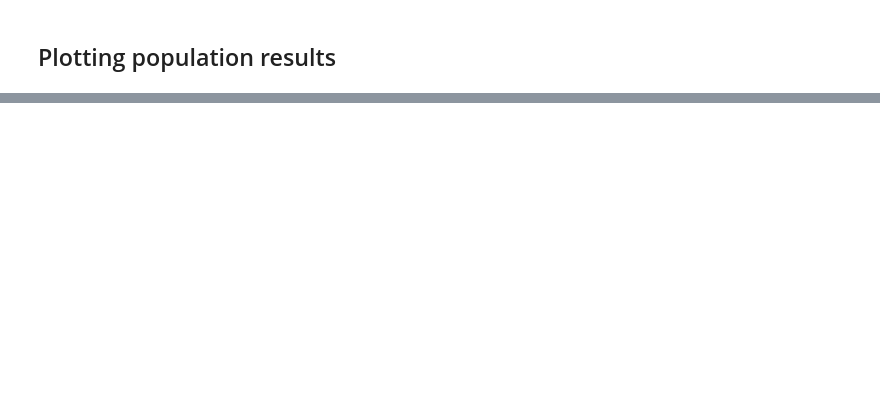
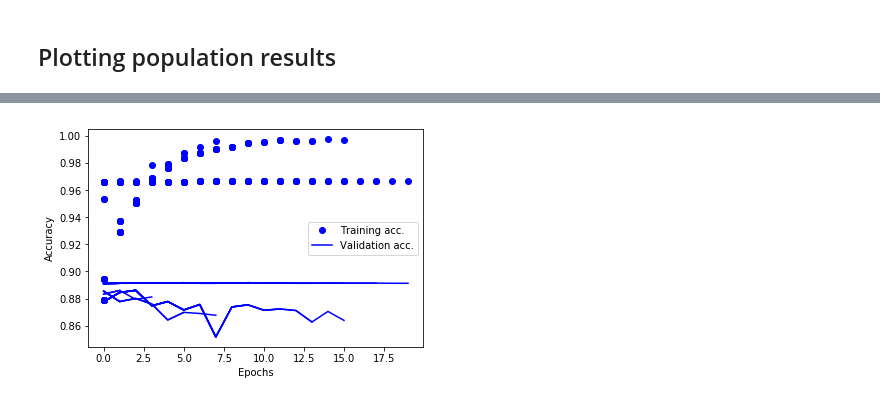
Before and after one commit to dylan-stark/pybt, a Jupyter notebook: notebooks/imdb.ipynb, the cells around one changed output, grey strips where cells are left out. Saved outputs shown, nothing was run; the diff lists cells and outputs as text; code cells hidden in the pictures; blank space fills up the shorter version.

```diff
--- a/notebooks/imdb.ipynb
+++ b/notebooks/imdb.ipynb
@@ -124,0 +213,4 @@ plt.show()
+# %%
+plot_members_acc(obs).show()
+# %% [output]
+[figure, added]
```
Also changed, not shown: parts of 9 cells of this notebook, 2 other files.
